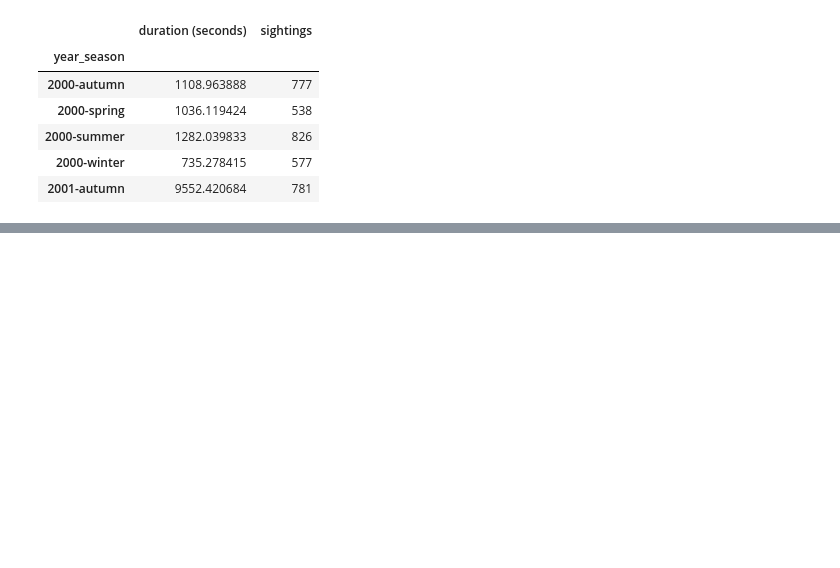
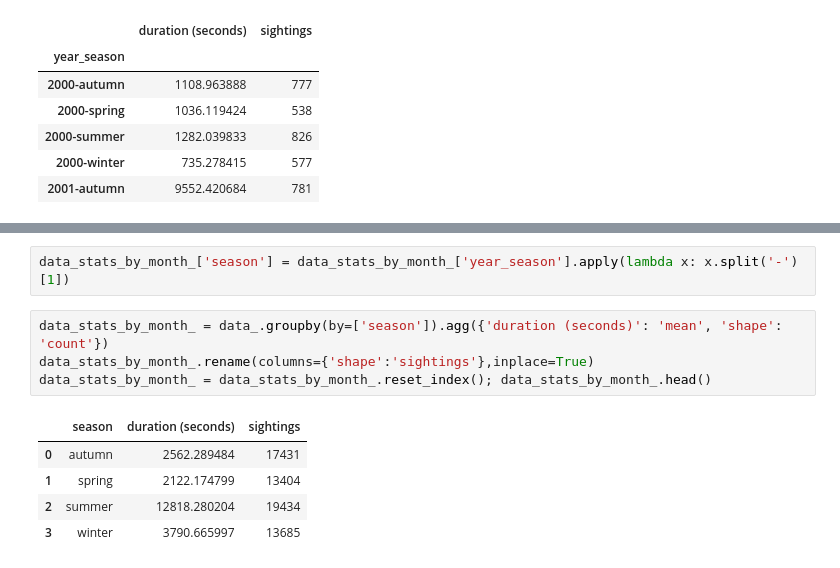
Before and after one commit to JPDZ67/alien, a Jupyter notebook: notebooks/JPDZ67_time_series.ipynb, the cells around one changed output, grey strips where cells are left out. Saved outputs shown, nothing was run; the diff lists cells and outputs as text; blank space fills up the shorter version.

```diff
--- a/notebooks/JPDZ67_time_series.ipynb
+++ b/notebooks/JPDZ67_time_series.ipynb
@@ -157,3 +139,15 @@ data_stats_by_month_.plot.bar(y='sightings',ax=axs)
 # %% [output]
 <AxesSubplot:xlabel='year_season'>
 [figure]
+# %%
+data_stats_by_month_['season'] = data_stats_by_month_['year_season'].apply(lambda x: x.split('-')[1])
+# %%
+data_stats_by_month_ = data_.groupby(by=['season']).agg({'duration (seconds)': 'mean', 'shape': 'count'})
+data_stats_by_month_.rename(columns={'shape':'sightings'},inplace=True)
+data_stats_by_month_ = data_stats_by_month_.reset_index(); data_stats_by_month_.head()
+# %% [output]
+|  | season | duration (seconds) | sightings |
+| 0 | autumn | 2562.289484 | 17431 |
+| 1 | spring | 2122.174799 | 13404 |
+| 2 | summer | 12818.280204 | 19434 |
+| 3 | winter | 3790.665997 | 13685 |
```
Also changed, not shown: parts of 3 cells of this notebook, 1 other file.
